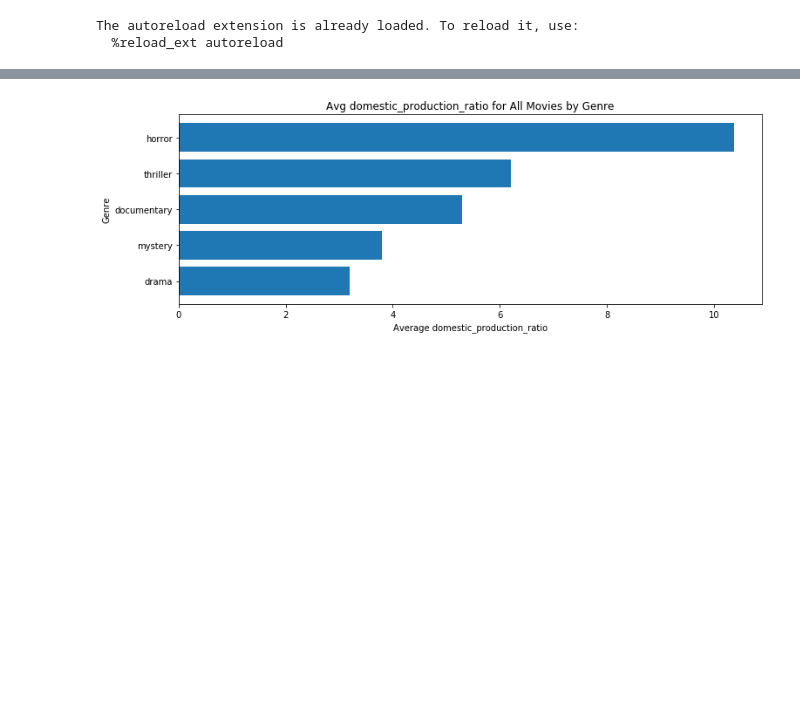
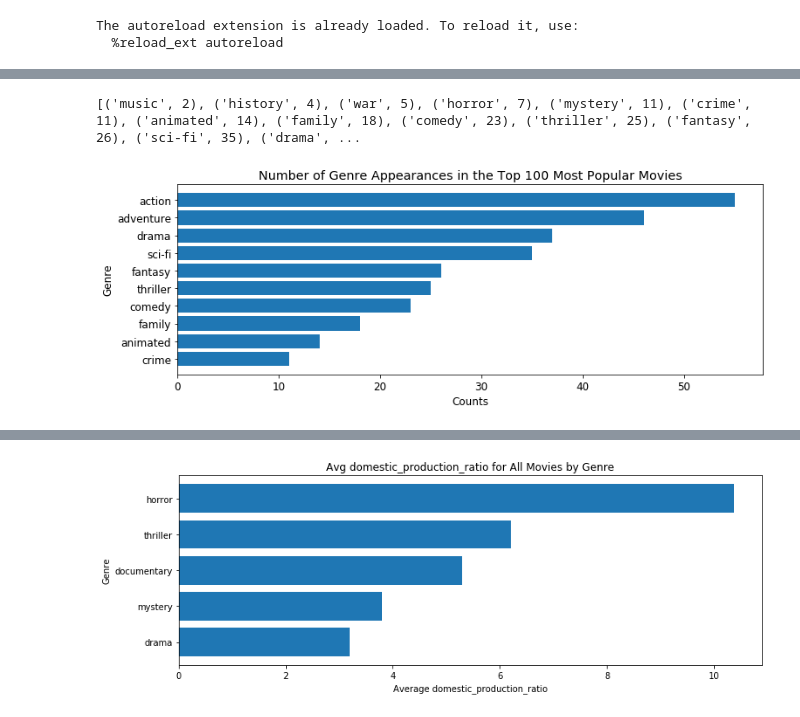
Before and after one commit to garrettlducharme/movie_analysis, a Jupyter notebook: project_1_g.ipynb, the cells around one changed output, grey strips where cells are left out. Drawn from its saved outputs; the diff is of its cells as text; code cells hidden in the pictures; blank space fills up the shorter version.

```diff
--- a/project_1_g.ipynb
+++ b/project_1_g.ipynb
@@ -99,2 +119,28 @@ def plot_genre_stats(col_name):
     plt.ylabel('Genre')
     plt.xlabel(f'Average {col_name}')
+# %%
+def plot_genre_counts(df):
+    genres = None
+    genre_count_dict = {}
+
+    for i, genres in enumerate(df.genre_ids):
+        for genre in genres:
+            if genre not in genre_count_dict:
+                genre_count_dict[genre] = 1
+            else:
+                genre_count_dict[genre] += 1
+
+    sorted_genre_counts = sorted(genre_count_dict.items(), key = lambda kv: kv[1])
+    genres, counts = zip(*sorted_genre_counts)
+
+    lbound = len(genre_count_dict) - 10
+    ubound = len(genre_count_dict)
+
+    print(sorted_genre_counts)
+
+    plt.figure(figsize = (12,4))
+    plt.barh(range(len(genre_count_dict))[lbound:ubound], counts[lbound:ubound], align = 'center')
+    plt.yticks(range(len(genre_count_dict))[lbound:ubound], genres[lbound:ubound]);
+    plt.title(f'Number of Genre Appearances in the Top 100 Most Popular Movies')
+    plt.ylabel('Genre')
+    plt.xlabel(f'Counts')
@@ -101 +158,6 @@ def plot_genre_stats(col_name):
+# %%
+plot_genre_counts(movies_top_100_df)
+# %% [output]
+[('music', 2), ('history', 4), ('war', 5), ('horror', 7), ('mystery', 11), ('crime', 11), ('animated', 14), ('family', 18), ('comedy', 23), ('thriller', 25), ('fantasy', 26), ('sci-fi', 35), ('drama', ...
+[figure, added]
 # %%
```
Also changed, not shown: parts of 13 cells of this notebook, 1 other file.
